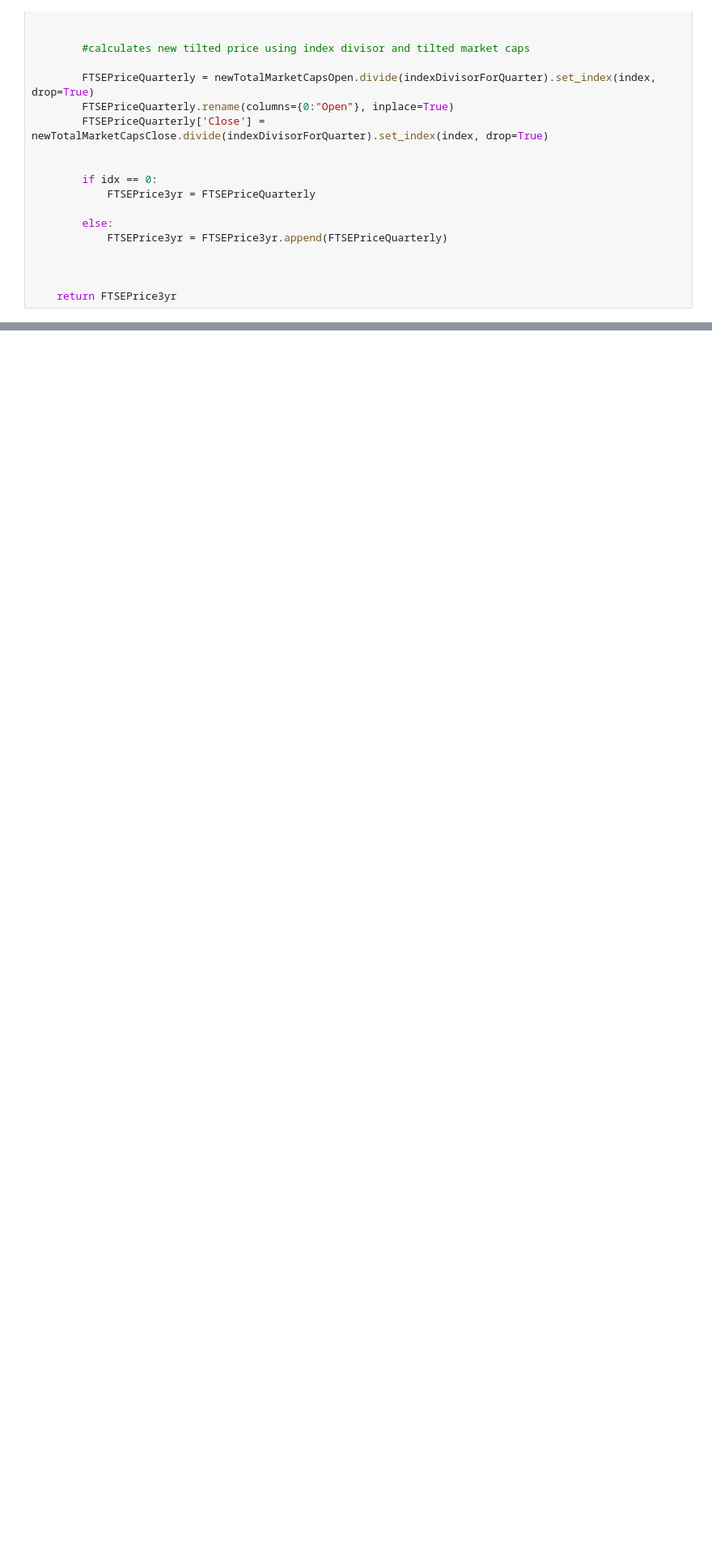
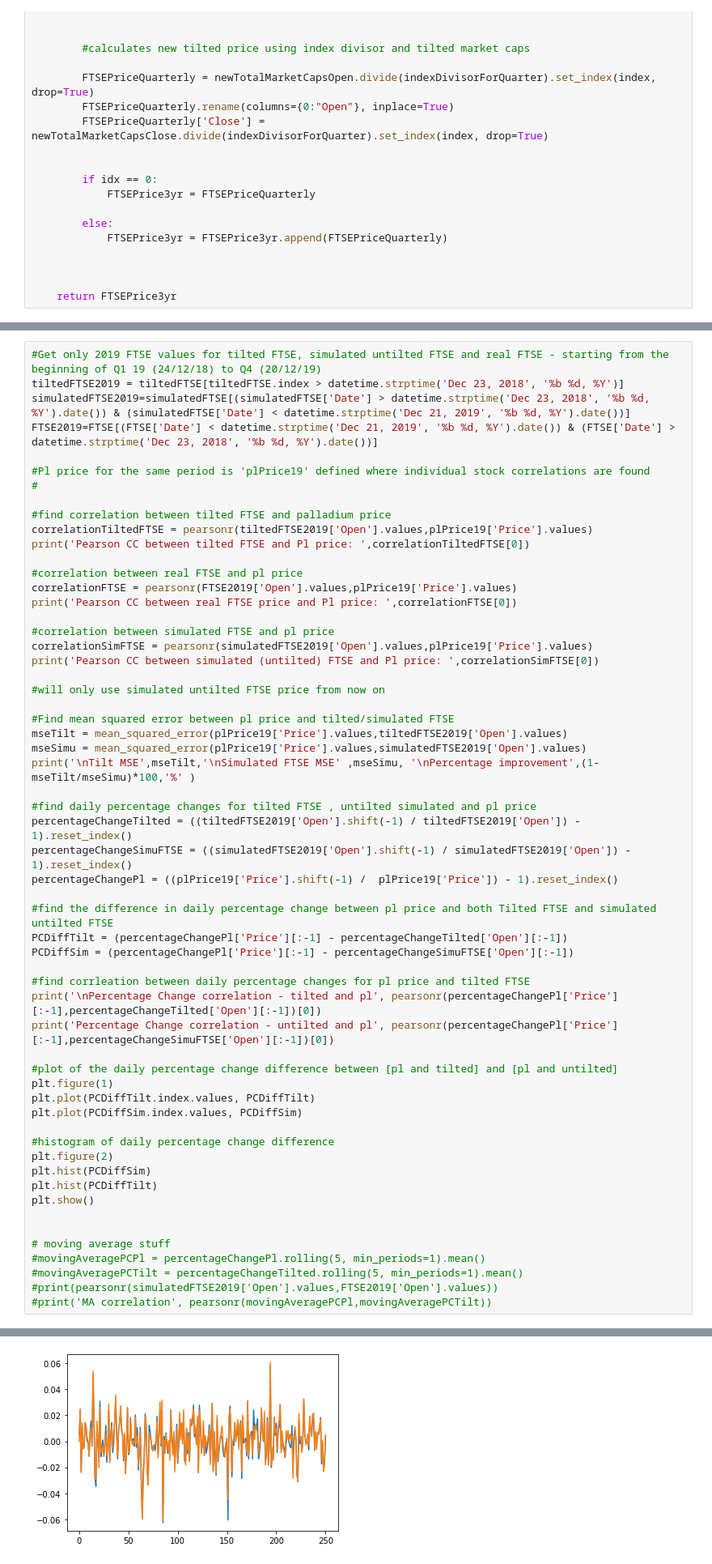
Before and after one commit to wmow/bloombergMDM, a Jupyter notebook: Stock_Palladium_CorrCoeffs.ipynb, the cells around one changed output, grey strips where cells are left out. Shown: that part at 81% size. Cells and saved outputs as stored; diff of their text form; blank space fills up the shorter version.

```diff
--- a/Stock_Palladium_CorrCoeffs.ipynb
+++ b/Stock_Palladium_CorrCoeffs.ipynb
@@ -325,0 +179,59 @@ behavior, convert the 'datetime.date' to a datetime with
+# %%
+#Get only 2019 FTSE values for tilted FTSE, simulated untilted FTSE and real FTSE - starting from the beginning of Q1 19 (24/12/18) to Q4 (20/12/19)
+tiltedFTSE2019 = tiltedFTSE[tiltedFTSE.index > datetime.strptime('Dec 23, 2018', '%b %d, %Y')]
+simulatedFTSE2019=simulatedFTSE[(simulatedFTSE['Date'] > datetime.strptime('Dec 23, 2018', '%b %d, %Y').date()) & (simulatedFTSE['Date'] < datetime.strptime('Dec 21, 2019', '%b %d, %Y').date())]
+FTSE2019=FTSE[(FTSE['Date'] < datetime.strptime('Dec 21, 2019', '%b %d, %Y').date()) & (FTSE['Date'] > datetime.strptime('Dec 23, 2018', '%b %d, %Y').date())]
+
+#Pl price for the same period is 'plPrice19' defined where individual stock correlations are found
+#
+
+#find correlation between tilted FTSE and palladium price
+correlationTiltedFTSE = pearsonr(tiltedFTSE2019['Open'].values,plPrice19['Price'].values)
+print('Pearson CC between tilted FTSE and Pl price: ',correlationTiltedFTSE[0])
+
+#correlation between real FTSE and pl price
+correlationFTSE = pearsonr(FTSE2019['Open'].values,plPrice19['Price'].values)
+print('Pearson CC between real FTSE price and Pl price: ',correlationFTSE[0])
+
+#correlation between simulated FTSE and pl price
+correlationSimFTSE = pearsonr(simulatedFTSE2019['Open'].values,plPrice19['Price'].values)
+print('Pearson CC between simulated (untilted) FTSE and Pl price: ',correlationSimFTSE[0])
+
+#will only use simulated untilted FTSE price from now on
+
+#Find mean squared error between pl price and tilted/simulated FTSE
+mseTilt = mean_squared_error(plPrice19['Price'].values,tiltedFTSE2019['Open'].values)
+mseSimu = mean_squared_error(plPrice19['Price'].values,simulatedFTSE2019['Open'].values)
+print('\nTilt MSE',mseTilt,'\nSimulated FTSE MSE' ,mseSimu, '\nPercentage improvement',(1-mseTilt/mseSimu)*100,'%' )
+
+#find daily percentage changes for tilted FTSE , untilted simulated and pl price
+percentageChangeTilted = ((tiltedFTSE2019['Open'].shift(-1) / tiltedFTSE2019['Open']) - 1).reset_index()
+percentageChangeSimuFTSE = ((simulatedFTSE2019['Open'].shift(-1) / simulatedFTSE2019['Open']) - 1).reset_index()
+percentageChangePl = ((plPrice19['Price'].shift(-1) /  plPrice19['Price']) - 1).reset_index()
+
+#find the difference in daily percentage change between pl price and both Tilted FTSE and simulated untilted FTSE
+PCDiffTilt = (percentageChangePl['Price'][:-1] - percentageChangeTilted['Open'][:-1])
+PCDiffSim = (percentageChangePl['Price'][:-1] - percentageChangeSimuFTSE['Open'][:-1])
+
+#find corrleation between daily percentage changes for pl price and tilted FTSE
+print('\nPercentage Change correlation - tilted and pl', pearsonr(percentageChangePl['Price'][:-1],percentageChangeTilted['Open'][:-1])[0])
+print('Percentage Change correlation - untilted and pl', pearsonr(percentageChangePl['Price'][:-1],percentageChangeSimuFTSE['Open'][:-1])[0])
+
+#plot of the daily percentage change difference between [pl and tilted] and [pl and untilted]
+plt.figure(1)
+plt.plot(PCDiffTilt.index.values, PCDiffTilt)
+plt.plot(PCDiffSim.index.values, PCDiffSim)
+
+#histogram of daily percentage change difference
+plt.figure(2)
+plt.hist(PCDiffSim)
+plt.hist(PCDiffTilt)
+plt.show()
+
+
+# moving average stuff
+#movingAveragePCPl = percentageChangePl.rolling(5, min_periods=1).mean()
+#movingAveragePCTilt = percentageChangeTilted.rolling(5, min_periods=1).mean()
+#print(pearsonr(simulatedFTSE2019['Open'].values,FTSE2019['Open'].values))
+#print('MA correlation', pearsonr(movingAveragePCPl,movingAveragePCTilt))
+# %% [output]
@@ -325,0 +248 @@ behavior, convert the 'datetime.date' to a datetime with
+[figure, added]
```
Also changed, not shown: parts of 18 cells of this notebook.
